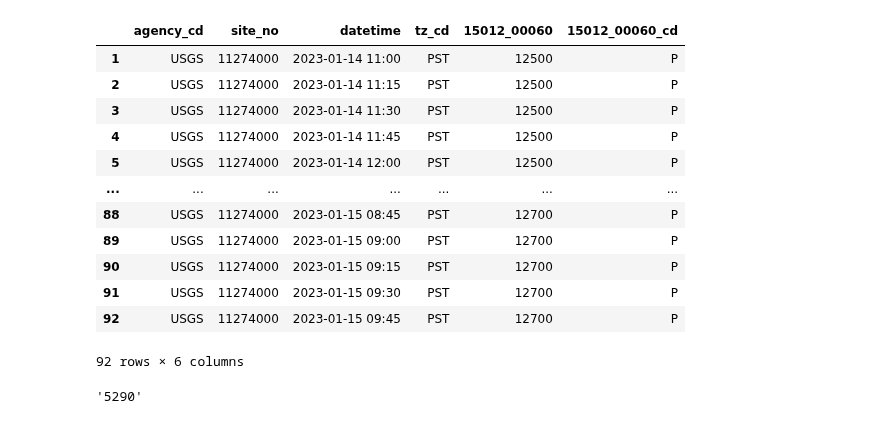
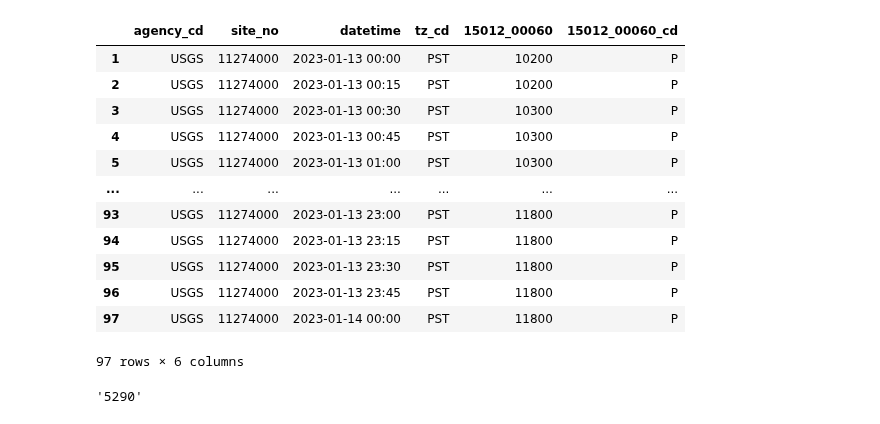
Before and after one commit to Denvernoell/surface_water_diversions, a Jupyter notebook: scripts/trials.ipynb, the cells around one changed output. Saved outputs shown, nothing was run; the diff lists cells and outputs as text; code cells hidden in the pictures.

Commit message:
Updated newman format

```diff
--- a/scripts/trials.ipynb
+++ b/scripts/trials.ipynb
@@ -80,7 +80,16 @@ flow
 # %%
 # USGS2
 
-def get_USGS_flow(site,start_time, end_time):
+def get_USGS_flow(site,start_date, end_date):
+	# start_time = start_date.format("YYYY-MM-DDTHH:mm:ss.SSSZZ")
+	# end_time = end_date.format("YYYY-MM-DDTHH:mm:ss.SSSZZ")
+	time_format = "YYYY-MM-DDTHH:mm:ss.SSSZZ"
+	time_format = "YYYY-MM-DDTHH:mm:ss.SSS-08:00"
+
+	start_time = start_date.floor('day').format(time_format)
+	print(start_time)
+	end_time = end_date.floor('day').format(time_format)
+	# https://waterservices.usgs.gov/nwis/iv/?sites=11274000&parameterCd=00060&startDT=2023-01-13T10:51:58.023-08:00&endDT=2023-01-14T10:51:58.023-08:00&siteStatus=all&format=rdb
 	# Newman station
 	url = f"https://waterservices.usgs.gov/nwis/iv/?sites={site}&parameterCd=00060&startDT={start_time}&endDT={end_time}&siteStatus=all&format=rdb"
 	df = pd.read_csv(url, skiprows=26, sep="\t")
@@ -91,14 +100,14 @@ def get_USGS_flow(site,start_time, end_time):
 
 "2022-12-15T09:12:20.947-08:00"
 "2023-01-14T09:12:20.947-08:00"
-start_date = arrow.now().shift(days=-1)
+start_date = arrow.now().shift(days=-2)
 end_date = start_date.shift(days=+1)
 
 
 newman = get_USGS_flow(
 	"11274000",
-	start_date.format("YYYY-MM-DDTHH:mm:ss.SSSZZ"),
-	end_date.format("YYYY-MM-DDTHH:mm:ss.SSSZZ"),
+	start_date,
+	end_date,
 )
 newman
 # %% [output]
@@ -105,16 +115,16 @@ newman
 |  | agency_cd | site_no | datetime | tz_cd | 15012_00060 | 15012_00060_cd |
-| 1 | USGS | 11274000 | 2023-01-14 11:00 | PST | 12500 | P |
-| 2 | USGS | 11274000 | 2023-01-14 11:15 | PST | 12500 | P |
-| 3 | USGS | 11274000 | 2023-01-14 11:30 | PST | 12500 | P |
-| 4 | USGS | 11274000 | 2023-01-14 11:45 | PST | 12500 | P |
-| 5 | USGS | 11274000 | 2023-01-14 12:00 | PST | 12500 | P |
+| 1 | USGS | 11274000 | 2023-01-13 00:00 | PST | 10200 | P |
+| 2 | USGS | 11274000 | 2023-01-13 00:15 | PST | 10200 | P |
+| 3 | USGS | 11274000 | 2023-01-13 00:30 | PST | 10300 | P |
+| 4 | USGS | 11274000 | 2023-01-13 00:45 | PST | 10300 | P |
+| 5 | USGS | 11274000 | 2023-01-13 01:00 | PST | 10300 | P |
 | ... | ... | ... | ... | ... | ... | ... |
-| 88 | USGS | 11274000 | 2023-01-15 08:45 | PST | 12700 | P |
-| 89 | USGS | 11274000 | 2023-01-15 09:00 | PST | 12700 | P |
-| 90 | USGS | 11274000 | 2023-01-15 09:15 | PST | 12700 | P |
-| 91 | USGS | 11274000 | 2023-01-15 09:30 | PST | 12700 | P |
-| 92 | USGS | 11274000 | 2023-01-15 09:45 | PST | 12700 | P |
+| 93 | USGS | 11274000 | 2023-01-13 23:00 | PST | 11800 | P |
+| 94 | USGS | 11274000 | 2023-01-13 23:15 | PST | 11800 | P |
+| 95 | USGS | 11274000 | 2023-01-13 23:30 | PST | 11800 | P |
+| 96 | USGS | 11274000 | 2023-01-13 23:45 | PST | 11800 | P |
+| 97 | USGS | 11274000 | 2023-01-14 00:00 | PST | 11800 | P |
-92 rows × 6 columns
+97 rows × 6 columns
 # %%
 # class USGS:
 
```
Also changed, not shown: parts of 1 cell of this notebook, 1 other file.
